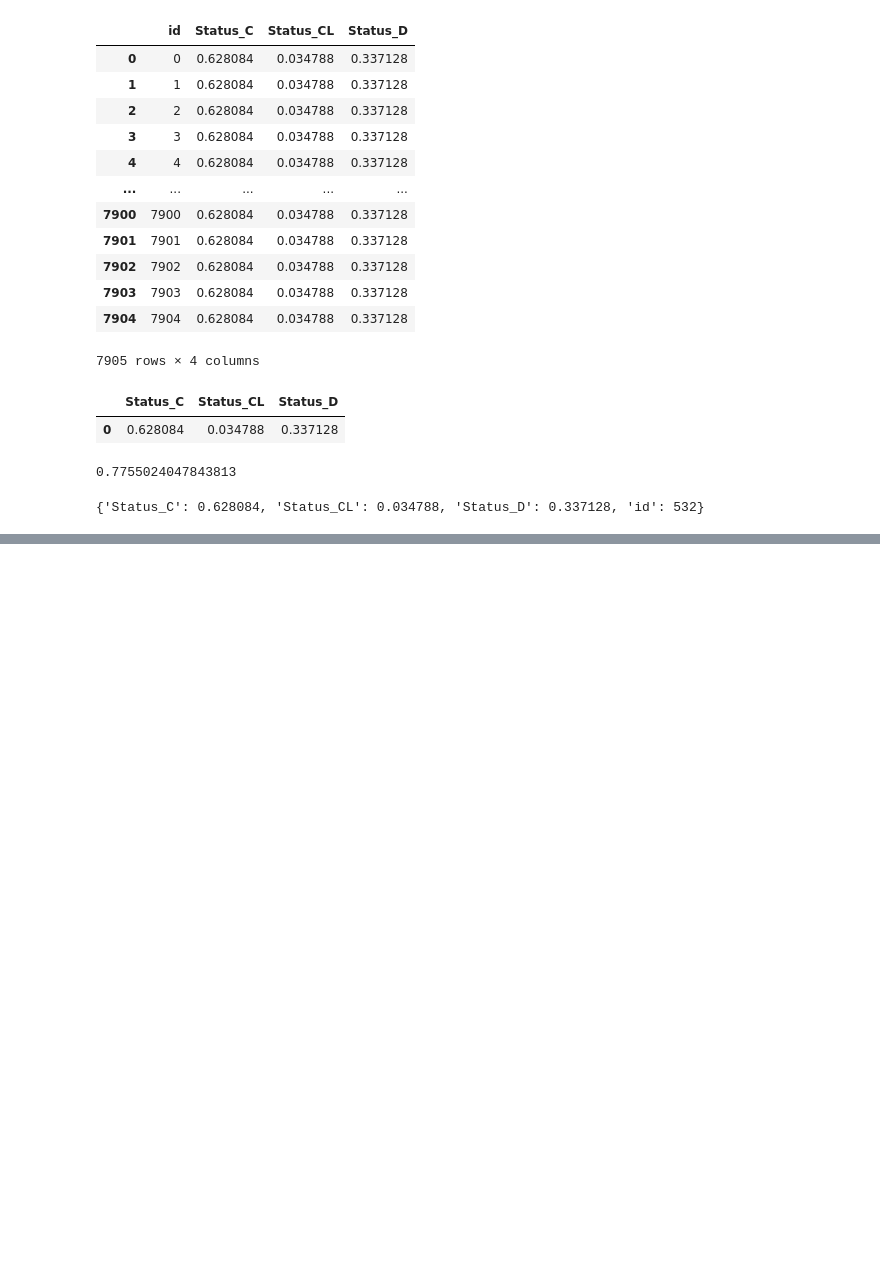
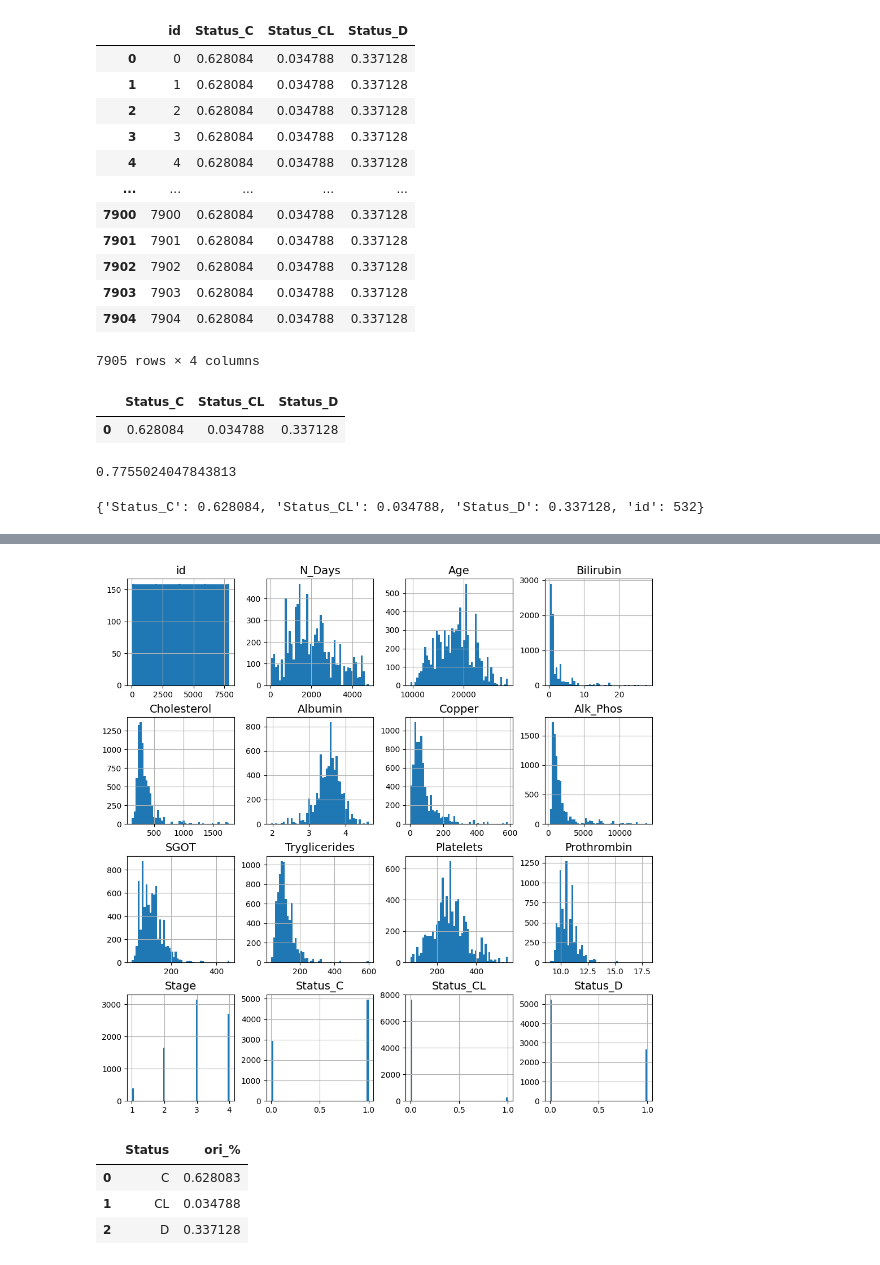
Before and after one commit to anielv95/kaggle-pg-3x26, a Jupyter notebook: notebooks/eda.ipynb, the cells around one changed output, grey strips where cells are left out. Drawn from its saved outputs; the diff is of its cells as text; code cells hidden in the pictures; blank space fills up the shorter version.

```diff
--- a/notebooks/eda.ipynb
+++ b/notebooks/eda.ipynb
@@ -22,3 +24,9 @@ import requests
+# %%
+plt.rc('font', size=14)
+plt.rc('axes', labelsize=14, titlesize=14)
+plt.rc('legend', fontsize=14)
+plt.rc('xtick', labelsize=10)
+plt.rc('ytick', labelsize=10)
 # %% [markdown]
 # Getting data
 # %%
@@ -259,0 +307,5 @@ prediction.to_csv("../data/base-line-model-answer.csv",index=False)
+# %%
+train.hist(bins=50, figsize=(12, 12))
+plt.show()
+# %% [output]
+[figure, added]
@@ -259,0 +318,7 @@ prediction.to_csv("../data/base-line-model-answer.csv",index=False)
+# %%
+proportion
+# %% [output]
+|  | Status | ori_% |
+| 0 | C | 0.628083 |
+| 1 | CL | 0.034788 |
+| 2 | D | 0.337128 |
```
Also changed, not shown: parts of 35 cells of this notebook.
